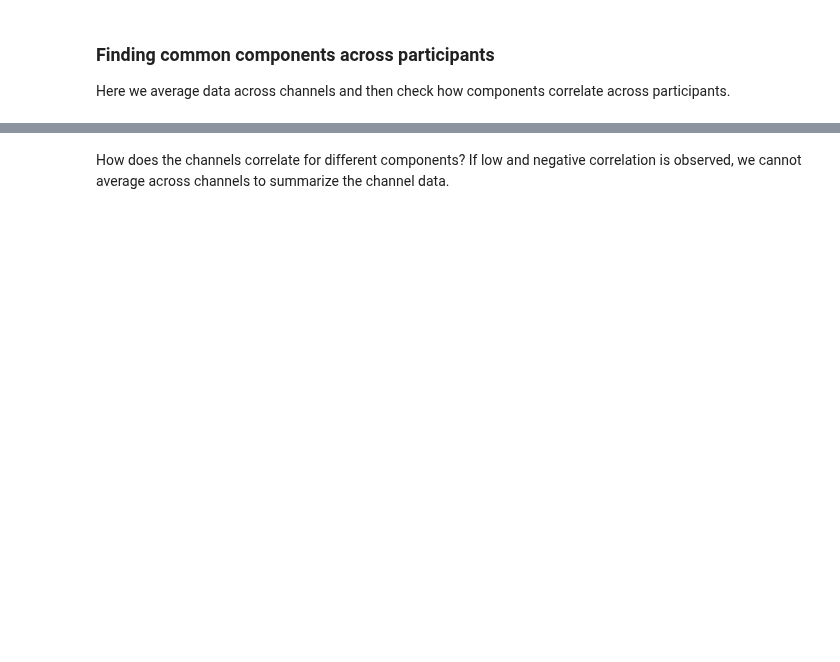
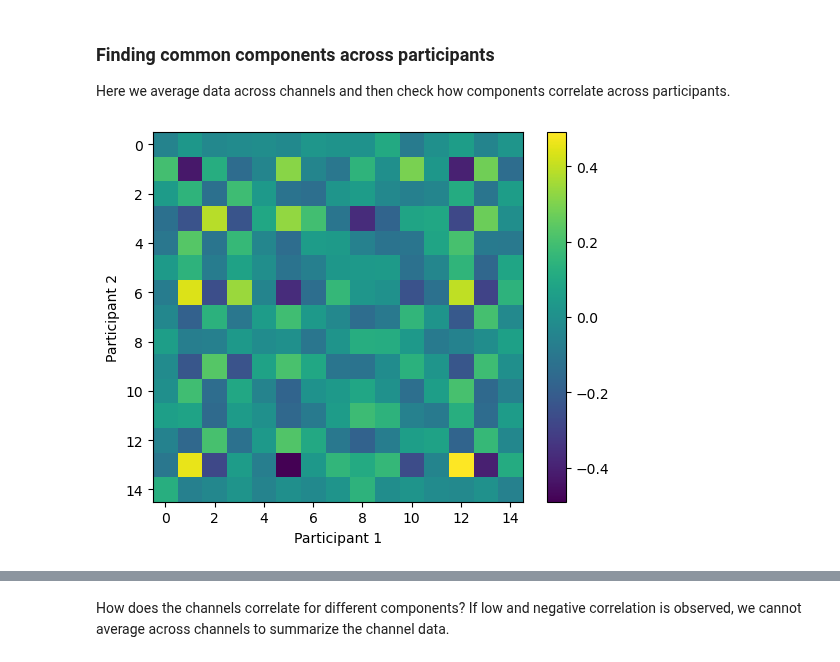
Before and after one commit to AtharvSuryawanshi/Neural-Representations-using-Things-Database, a Jupyter notebook: notebooks/NMF_meg8.ipynb, the cells around one changed output, grey strips where cells are left out. Cells and saved outputs as stored; diff of their text form; code cells hidden in the pictures; blank space fills up the shorter version.

```diff
--- a/notebooks/NMF_meg8.ipynb
+++ b/notebooks/NMF_meg8.ipynb
@@ -620,6 +639,20 @@ plt.show()
 # %% [markdown]
 ### Finding common components across participants
 Here we average data across channels and then check how components correlate across participants.
+# %%
+corr_mat = np.zeros((nmf_components, nmf_components))
+for i in range(nmf_components):
+    for j in range(nmf_components):
+
+        corr_mat[i, j] = np.corrcoef(idk.W_dict[1][:, i], idk.W_dict[2][:, j])[0,1]
+
+plt.imshow(corr_mat.T)
+plt.colorbar()
+plt.xlabel('Participant 1')
+plt.ylabel('Participant 2')
+plt.show()
+# %% [output]
+[figure, added]
 # %%
 def make_corr_mat(a, b, n):
     '''
```
Also changed, not shown: parts of 20 cells of this notebook, 1 other file.
